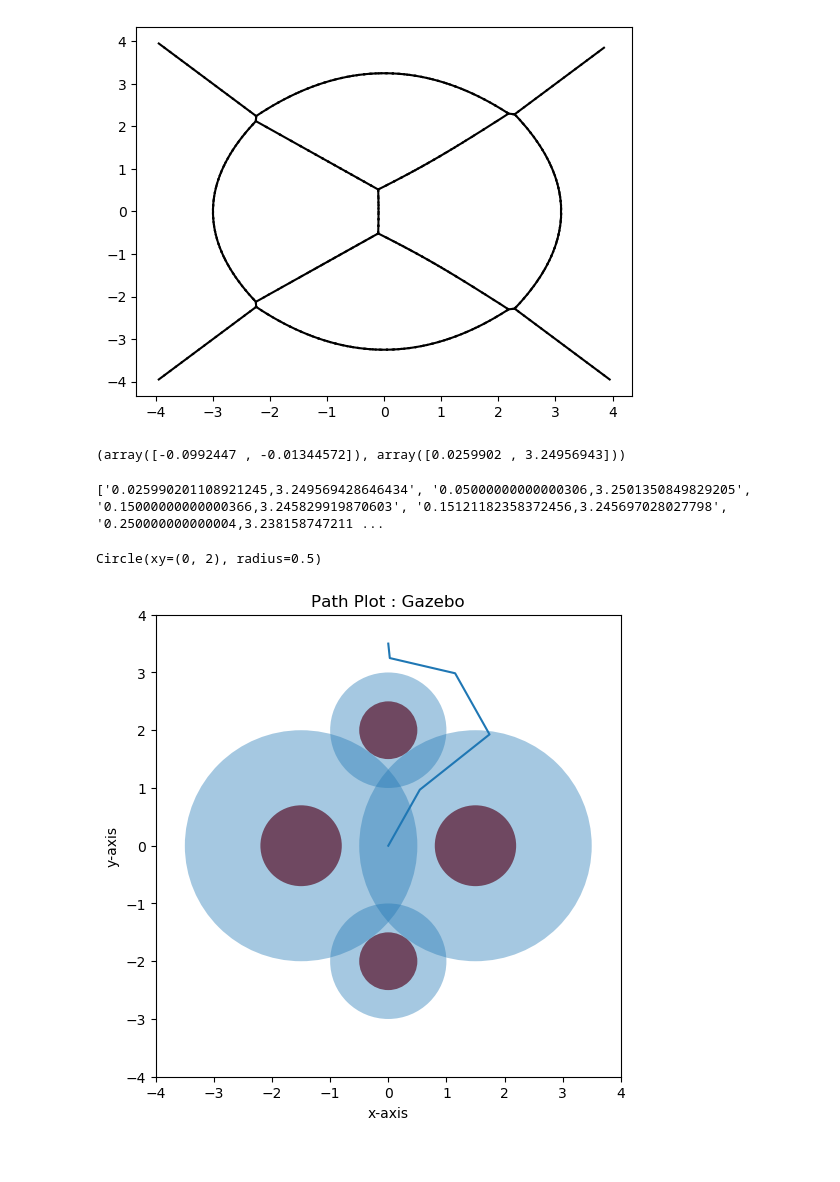
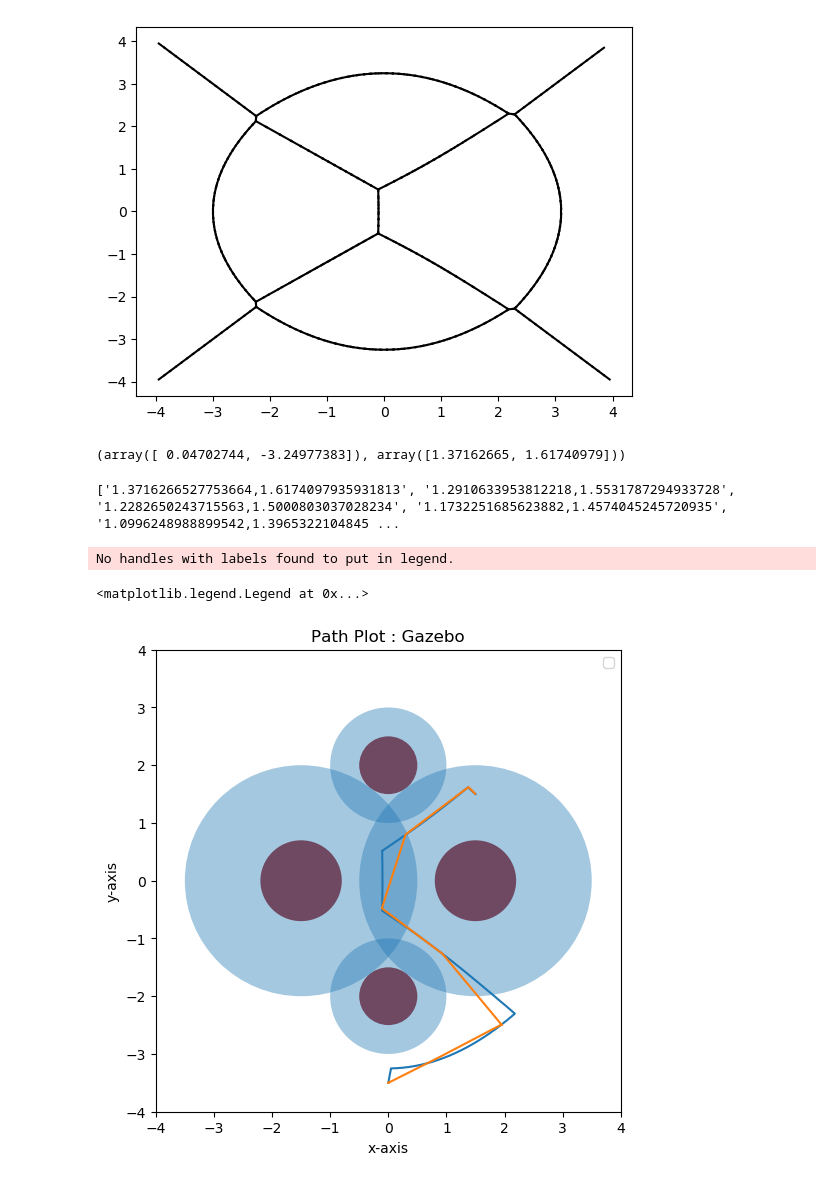
Before and after one commit to IaintaWeeb/Motion-Planning-Assignemnts, a Jupyter notebook: assignment2/scripts/GVD/Voronoi.ipynb, the cells around one changed output. Cells and saved outputs as stored; diff of their text form; code cells hidden in the pictures.

```diff
--- a/assignment2/scripts/GVD/Voronoi.ipynb
+++ b/assignment2/scripts/GVD/Voronoi.ipynb
@@ -65,30 +65,21 @@ def to_del(arr):
             if not i in ind:
                 ind.append(i)
     return ind
-def to_del2(ridges):
+def to_del2(ridges,unwanted_vertices):
     ind=[]
     for i,pair in enumerate(ridges):
         if (pair[0]==-1) or (pair[1]==-1):
             if not i in ind:
                 ind.append(i)
-        if (pair[0]==426) or (pair[1]==426):
+        if (pair[0] in unwanted_vertices) or (pair[1] in unwanted_vertices):
             if not i in ind:
                 ind.append(i)
-        if (pair[0]==446) or (pair[1]==446):
-            if not i in ind:
-                ind.append(i)
-        if (pair[0]==496) or (pair[1]==496):
-            if not i in ind:
-                ind.append(i)
-        if (pair[0]==514) or (pair[1]==514):
-            if not i in ind:
-                ind.append(i)
-
     return ind
 # %%
 vor = Voronoi(np.array([*(ob1),*(ob2),*(ob3),*(ob4),*(wall1),*(wall2),*(wall3),*(wall4)]))
+unwanted_vertices=to_del(vor.vertices)
 vertices_=np.delete(vor.vertices,to_del(vor.vertices),0)
-ridges=np.delete(vor.ridge_vertices,to_del2(vor.ridge_vertices),0)
+ridges=np.delete(vor.ridge_vertices,to_del2(vor.ridge_vertices,unwanted_vertices),0)
 fig = voronoi_plot_2d(vor,s=1)
 plt.show()
 ridges
@@ -166,8 +157,8 @@ for v in vertices_:
     dict_[str(v[0])+','+str(v[1])]=vert_dict
 # %%
 
-goal=np.array([0,3.5])
-start=np.array([0,0])
+goal=np.array([1.5,1.5])
+start=np.array([0,-3.5])
 closest_goal=10000
 closest_start=10000
 gd =[]
@@ -183,7 +174,7 @@ for vertex in vertices_:
 
 sd,gd
 # %% [output]
-(array([-0.0992447 , -0.01344572]), array([0.0259902 , 3.24956943]))
+(array([ 0.04702744, -3.24977383]), array([1.37162665, 1.61740979]))
 # %%
 import heapq
 import sys
@@ -247,10 +238,10 @@ if __name__ == '__main__':
 co_ordinate=[goal]
 path.append(str(sd[0])+','+str(sd[1]))
 for i,node in enumerate(path):
-    if i%20==0:
+    if i%1==0:
         a=node.split(',')
         co_ordinate.append([float(a[0]),float(a[1])])
 co_ordinate.append(start)
 print(path)
 # %% [output]
-['0.025990201108921245,3.249569428646434', '0.05000000000000306,3.2501350849829205', '0.15000000000000366,3.245829919870603', '0.15121182358372456,3.245697028027798', '0.250000000000004,3.238158747211 ...
+['1.3716266527753664,1.6174097935931813', '1.2910633953812218,1.5531787294933728', '1.2282650243715563,1.5000803037028234', '1.1732251685623882,1.4574045245720935', '1.0996248988899542,1.3965322104845 ...
@@ -259,33 +252,41 @@ x_data2=[]
 y_data2=[]
 for i,tuple_ in enumerate(co_ordinate):
     x_data2.append(tuple_[0])
     y_data2.append(tuple_[1])
+
+x_data3=[]
+y_data3=[]
+for i,tuple_ in enumerate(odom_data):
+    x_data3.append(tuple_[0])
+    y_data3.append(tuple_[1])
 # rectangle= plt.Rectangle((0.4,0.4),1.1,1.1,fc='brown')
 obs1=plt.Circle((0,2),0.5,fc='brown')
 obs1_=plt.Circle((0,2),1,alpha=0.4)
 obs2=plt.Circle((1.5,0),0.7,fc='brown')
 obs2_=plt.Circle((1.5,0),2,alpha=0.4)
 obs3=plt.Circle((0,-2),0.5,fc='brown')
 obs3_=plt.Circle((0,-2),1,alpha=0.4)
 obs4=plt.Circle((-1.5,0),0.7,fc='brown')
 obs4_=plt.Circle((-1.5,0),2,alpha=0.4)
 fig=plt.figure(figsize=(6,6))
 
 plt.gca().add_patch(obs1)
 plt.gca().add_patch(obs1_)
 plt.gca().add_patch(obs2)
 plt.gca().add_patch(obs2_)
 plt.gca().add_patch(obs3)
 plt.gca().add_patch(obs3_)
 plt.gca().add_patch(obs4)
 plt.gca().add_patch(obs4_)
 plt.xlim((-4,4))
 plt.ylim((-4,4))
 plt.plot(x_data2,y_data2)
+plt.plot(x_data3,y_data3)
 plt.xlabel('x-axis')
 plt.ylabel('y-axis')
 plt.title('Path Plot : Gazebo')
-print(obs1)
+plt.legend()
 # %% [output]
-Circle(xy=(0, 2), radius=0.5)
+No handles with labels found to put in legend.
+<matplotlib.legend.Legend at 0x...>
-[figure, old version]
+[figure, new version]
```
Also changed, not shown: parts of 1 cell of this notebook, 2 other files.
